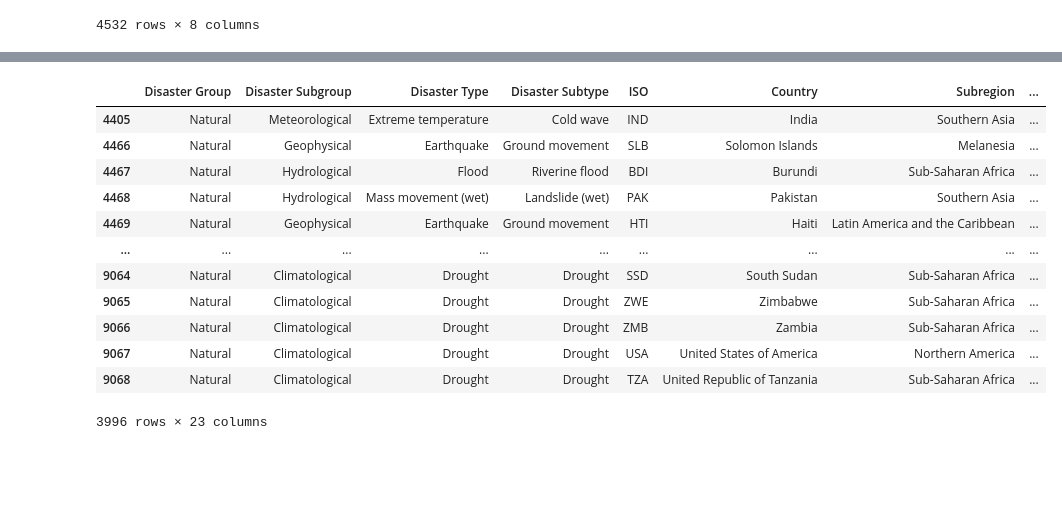
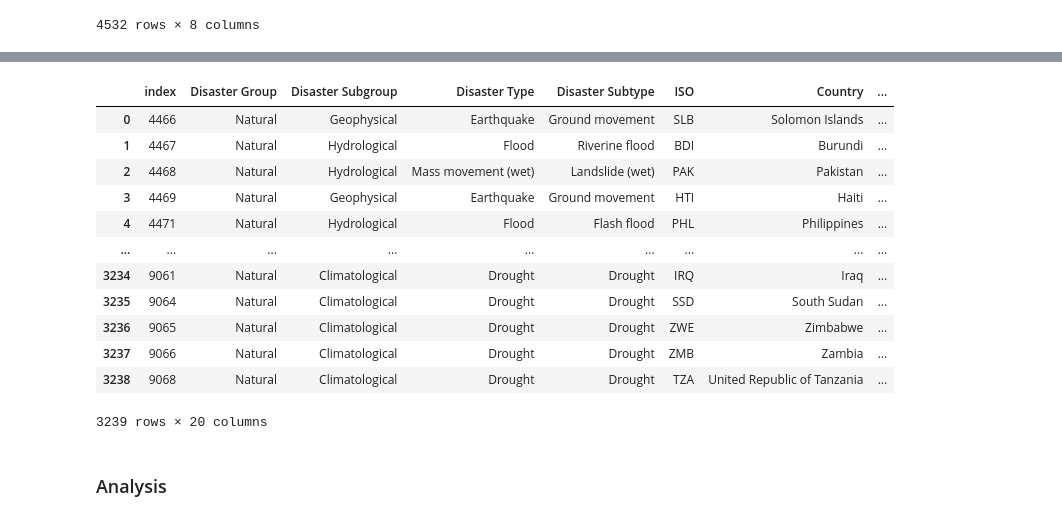
Before and after one commit to AshleyJubilee/disaster-analysis, a Jupyter notebook: economics.ipynb, the cells around one changed output, grey strips where cells are left out. Cells and saved outputs as stored; diff of their text form; code cells hidden in the pictures; blank space fills up the shorter version.

Commit message:
extra data cleanup

```diff
--- a/economics.ipynb
+++ b/economics.ipynb
@@ -26,8 +26,9 @@ hdiData
 206 rows × 1008 columns
 # %%
 # Clean disaster dataframe to only include type, location, date, and human toll
-disasterDataClean = disasterData[["Disaster Group", "Disaster Subgroup", "Disaster Type", "Disaster Subtype", "ISO", "Country", "Subregion", "Region", "Location", "Start Year", "Start Month", "Start Day", "Total Deaths",
-"No. Injured", "No. Affected",  "No. Homeless", "Total Affected"]]
+disasterDataClean = disasterData[["Disaster Group", "Disaster Subgroup", "Disaster Type", "Disaster Subtype",
+    "ISO", "Country", "Subregion", "Region", "Start Year", "Start Month", "Start Day",
+    "Total Deaths", "Total Affected"]]
 disasterDataClean
 # %% [output]
 |  | Disaster Group | Disaster Subgroup | Disaster Type | Disaster Subtype | ISO | Country | Subregion | ... |
@@ -167,0 +169,4 @@ disasterHDIData
+# %%
+hdiBins = []
+
+disasterHDIData[["hdi"]].describe()
@@ -168,3 +179,5 @@ disasterHDIData
+# %%
+disasterHDIData["hdi bins"] = pd.cut(disasterHDIData["hdi"], hdiBins, labels=hdiLabels, include_lowest=True)
 # %%
 # Drop rows with no HDI data and seperate inequality data
 disasterHDINA = disasterHDIData.dropna(axis=0, subset=["hdi", "le", "gnipc"])
@@ -187,18 +220,23 @@ disasterHDIClean
 # %%
-# Drop rows with no inequality data.
+# Drop rows with no inequality data and drop NaN death and affected values
 disasterIneqClean = disasterHDINA.dropna(axis=0, subset=["ihdi", "ineq_le", "ineq_inc"])
-disasterIneqClean
+disasterIneqDeaths = disasterIneqClean.dropna(axis=0, subset=["Total Affected"])
+disasterIneqAffected = disasterIneqClean.dropna(axis=0, subset=["Total Affected"])
+disasterIneqDeaths.reset_index()
+disasterIneqAffected.reset_index()
 # %% [output]
-|  | Disaster Group | Disaster Subgroup | Disaster Type | Disaster Subtype | ISO | Country | Subregion | ... |
-| 4405 | Natural | Meteorological | Extreme temperature | Cold wave | IND | India | Southern Asia | ... |
-| 4466 | Natural | Geophysical | Earthquake | Ground movement | SLB | Solomon Islands | Melanesia | ... |
-| 4467 | Natural | Hydrological | Flood | Riverine flood | BDI | Burundi | Sub-Saharan Africa | ... |
-| 4468 | Natural | Hydrological | Mass movement (wet) | Landslide (wet) | PAK | Pakistan | Southern Asia | ... |
-| 4469 | Natural | Geophysical | Earthquake | Ground movement | HTI | Haiti | Latin America and the Caribbean | ... |
+|  | index | Disaster Group | Disaster Subgroup | Disaster Type | Disaster Subtype | ISO | Country | ... |
+| 0 | 4466 | Natural | Geophysical | Earthquake | Ground movement | SLB | Solomon Islands | ... |
+| 1 | 4467 | Natural | Hydrological | Flood | Riverine flood | BDI | Burundi | ... |
+| 2 | 4468 | Natural | Hydrological | Mass movement (wet) | Landslide (wet) | PAK | Pakistan | ... |
+| 3 | 4469 | Natural | Geophysical | Earthquake | Ground movement | HTI | Haiti | ... |
+| 4 | 4471 | Natural | Hydrological | Flood | Flash flood | PHL | Philippines | ... |
 | ... | ... | ... | ... | ... | ... | ... | ... | ... |
-| 9064 | Natural | Climatological | Drought | Drought | SSD | South Sudan | Sub-Saharan Africa | ... |
-| 9065 | Natural | Climatological | Drought | Drought | ZWE | Zimbabwe | Sub-Saharan Africa | ... |
-| 9066 | Natural | Climatological | Drought | Drought | ZMB | Zambia | Sub-Saharan Africa | ... |
-| 9067 | Natural | Climatological | Drought | Drought | USA | United States of America | Northern America | ... |
-| 9068 | Natural | Climatological | Drought | Drought | TZA | United Republic of Tanzania | Sub-Saharan Africa | ... |
+| 3234 | 9061 | Natural | Climatological | Drought | Drought | IRQ | Iraq | ... |
+| 3235 | 9064 | Natural | Climatological | Drought | Drought | SSD | South Sudan | ... |
+| 3236 | 9065 | Natural | Climatological | Drought | Drought | ZWE | Zimbabwe | ... |
+| 3237 | 9066 | Natural | Climatological | Drought | Drought | ZMB | Zambia | ... |
+| 3238 | 9068 | Natural | Climatological | Drought | Drought | TZA | United Republic of Tanzania | ... |
-3996 rows × 23 columns
+3239 rows × 20 columns
+# %% [markdown]
+### Analysis
```
Also changed, not shown: parts of 11 cells of this notebook.
